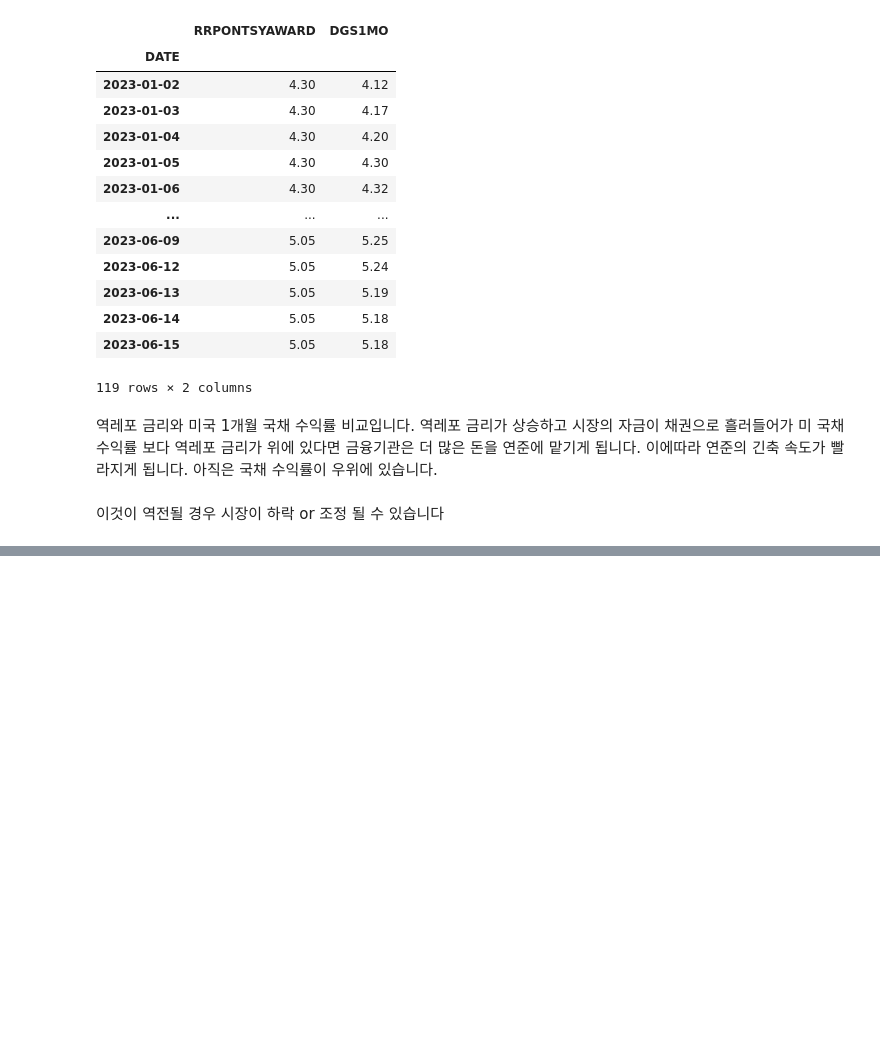
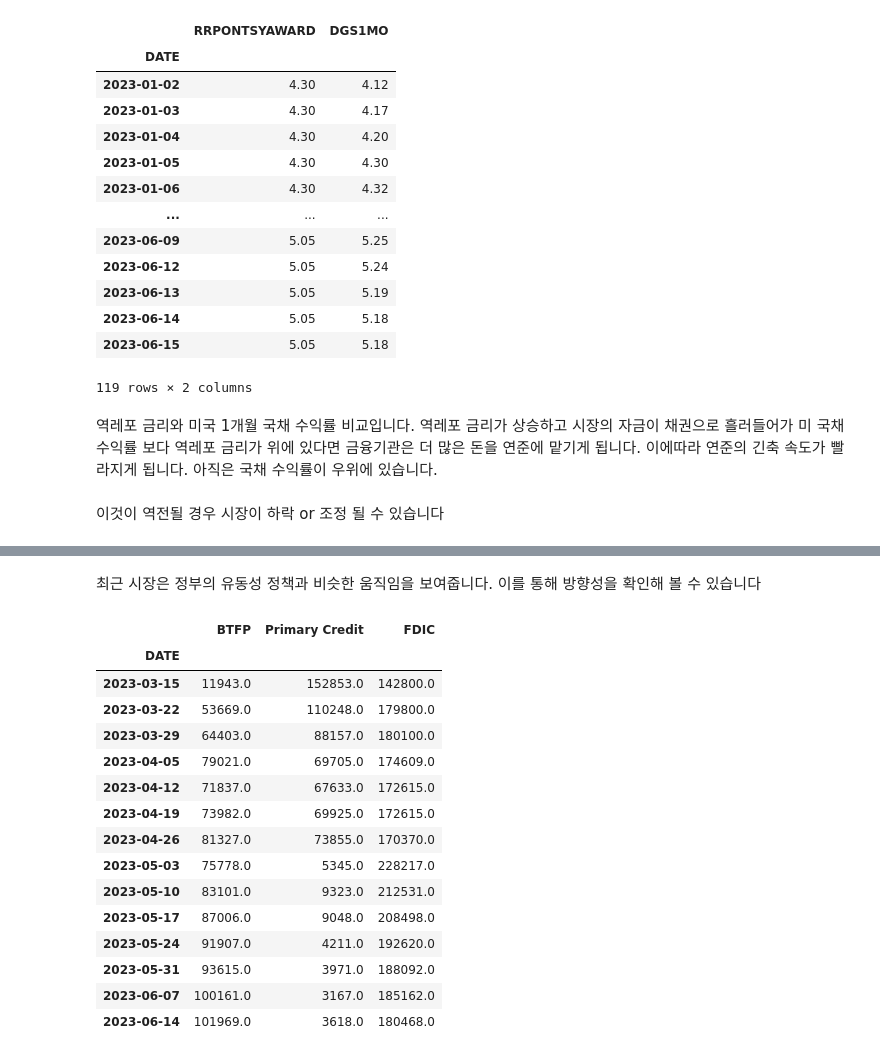
Before and after one commit to hojune2/_investment, a Jupyter notebook: macro.ipynb, the cells around one changed output, grey strips where cells are left out. Cells and saved outputs as stored; diff of their text form; code cells hidden in the pictures; blank space fills up the shorter version.

```diff
--- a/macro.ipynb
+++ b/macro.ipynb
@@ -129,0 +126,23 @@ liq.plot(color='r')
+# %% [markdown]
+최근 시장은 정부의 유동성 정책과 비슷한 움직임을 보여줍니다. 이를 통해 방향성을 확인해 볼 수 있습니다
+# %%
+data=fdr.DataReader('FRED:H41RESPPALDKNWW,WLCFLPCL,WLCFOCEL',start='2023-03-15')
+data.columns=['BTFP','Primary Credit','FDIC']
+data
+# %% [output]
+|  | BTFP | Primary Credit | FDIC |
+| DATE |  |  |  |
+| 2023-03-15 | 11943.0 | 152853.0 | 142800.0 |
+| 2023-03-22 | 53669.0 | 110248.0 | 179800.0 |
+| 2023-03-29 | 64403.0 | 88157.0 | 180100.0 |
+| 2023-04-05 | 79021.0 | 69705.0 | 174609.0 |
+| 2023-04-12 | 71837.0 | 67633.0 | 172615.0 |
+| 2023-04-19 | 73982.0 | 69925.0 | 172615.0 |
+| 2023-04-26 | 81327.0 | 73855.0 | 170370.0 |
+| 2023-05-03 | 75778.0 | 5345.0 | 228217.0 |
+| 2023-05-10 | 83101.0 | 9323.0 | 212531.0 |
+| 2023-05-17 | 87006.0 | 9048.0 | 208498.0 |
+| 2023-05-24 | 91907.0 | 4211.0 | 192620.0 |
+| 2023-05-31 | 93615.0 | 3971.0 | 188092.0 |
+| 2023-06-07 | 100161.0 | 3167.0 | 185162.0 |
+| 2023-06-14 | 101969.0 | 3618.0 | 180468.0 |
```
Also changed, not shown: parts of 16 cells of this notebook.
